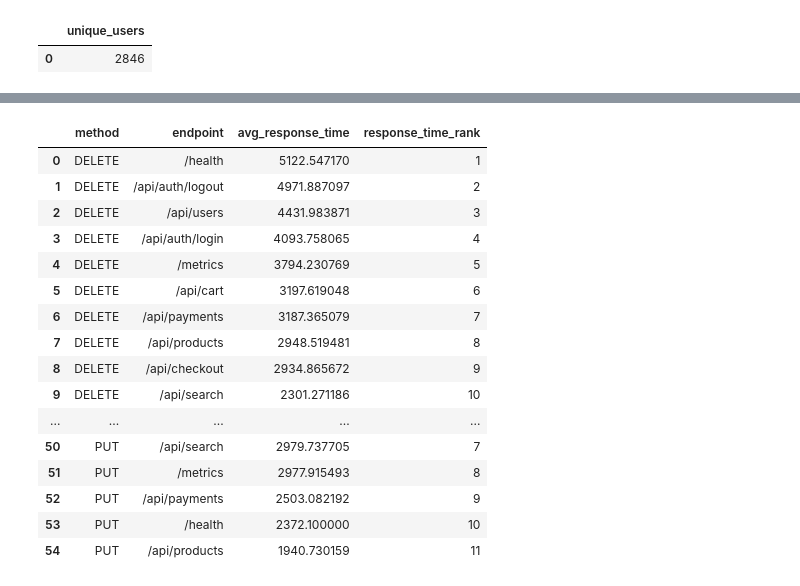
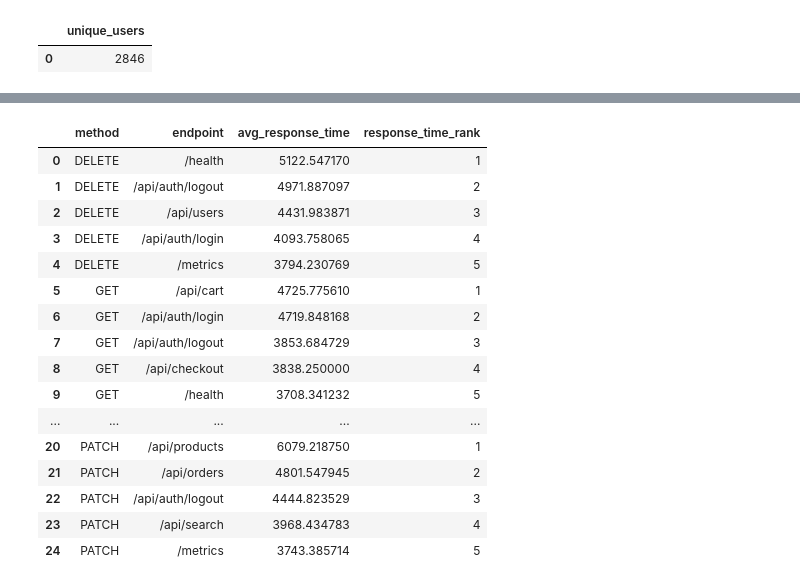
Before and after one commit to juancruzgodoy/web-server-log-analysis, a Jupyter notebook: notebooks/log_analysis.ipynb, the cells around one changed output, grey strips where cells are left out. Saved outputs shown, nothing was run; the diff lists cells and outputs as text; code cells hidden in the pictures.

```diff
--- a/notebooks/log_analysis.ipynb
+++ b/notebooks/log_analysis.ipynb
@@ -128,30 +193,35 @@ display(con.sql("""
 # %%
-
+# Query 6: Ranking con windows functions de endpoints por metodo HTTP según tiempo de respuesta promedio
 
 display(con.sql("""
-    SELECT
-            method,
-            endpoint,
-            AVG(response_time_ms) AS avg_response_time,
-            RANK() OVER (PARTITION BY method ORDER BY avg_response_time DESC) AS response_time_rank
-    FROM access_logs
-    GROUP BY method, endpoint
+    WITH ranked_endpoints AS (
+        SELECT
+                method,
+                endpoint,
+                AVG(response_time_ms) AS avg_response_time,
+                RANK() OVER (PARTITION BY method ORDER BY avg_response_time DESC) AS response_time_rank
+        FROM access_logs
+        GROUP BY method, endpoint
+    )
+    SELECT *
+    FROM ranked_endpoints
+    WHERE response_time_rank <= 5
 """).df())
 # %% [output]
 |  | method | endpoint | avg_response_time | response_time_rank |
 | 0 | DELETE | /health | 5122.547170 | 1 |
 | 1 | DELETE | /api/auth/logout | 4971.887097 | 2 |
 | 2 | DELETE | /api/users | 4431.983871 | 3 |
 | 3 | DELETE | /api/auth/login | 4093.758065 | 4 |
 | 4 | DELETE | /metrics | 3794.230769 | 5 |
-| 5 | DELETE | /api/cart | 3197.619048 | 6 |
-| 6 | DELETE | /api/payments | 3187.365079 | 7 |
-| 7 | DELETE | /api/products | 2948.519481 | 8 |
-| 8 | DELETE | /api/checkout | 2934.865672 | 9 |
-| 9 | DELETE | /api/search | 2301.271186 | 10 |
+| 5 | GET | /api/cart | 4725.775610 | 1 |
+| 6 | GET | /api/auth/login | 4719.848168 | 2 |
+| 7 | GET | /api/auth/logout | 3853.684729 | 3 |
+| 8 | GET | /api/checkout | 3838.250000 | 4 |
+| 9 | GET | /health | 3708.341232 | 5 |
 | ... | ... | ... | ... | ... |
-| 50 | PUT | /api/search | 2979.737705 | 7 |
-| 51 | PUT | /metrics | 2977.915493 | 8 |
-| 52 | PUT | /api/payments | 2503.082192 | 9 |
-| 53 | PUT | /health | 2372.100000 | 10 |
-| 54 | PUT | /api/products | 1940.730159 | 11 |
+| 20 | PATCH | /api/products | 6079.218750 | 1 |
+| 21 | PATCH | /api/orders | 4801.547945 | 2 |
+| 22 | PATCH | /api/auth/logout | 4444.823529 | 3 |
+| 23 | PATCH | /api/search | 3968.434783 | 4 |
+| 24 | PATCH | /metrics | 3743.385714 | 5 |
```
Also changed, not shown: parts of 9 cells of this notebook, 1 other file.
